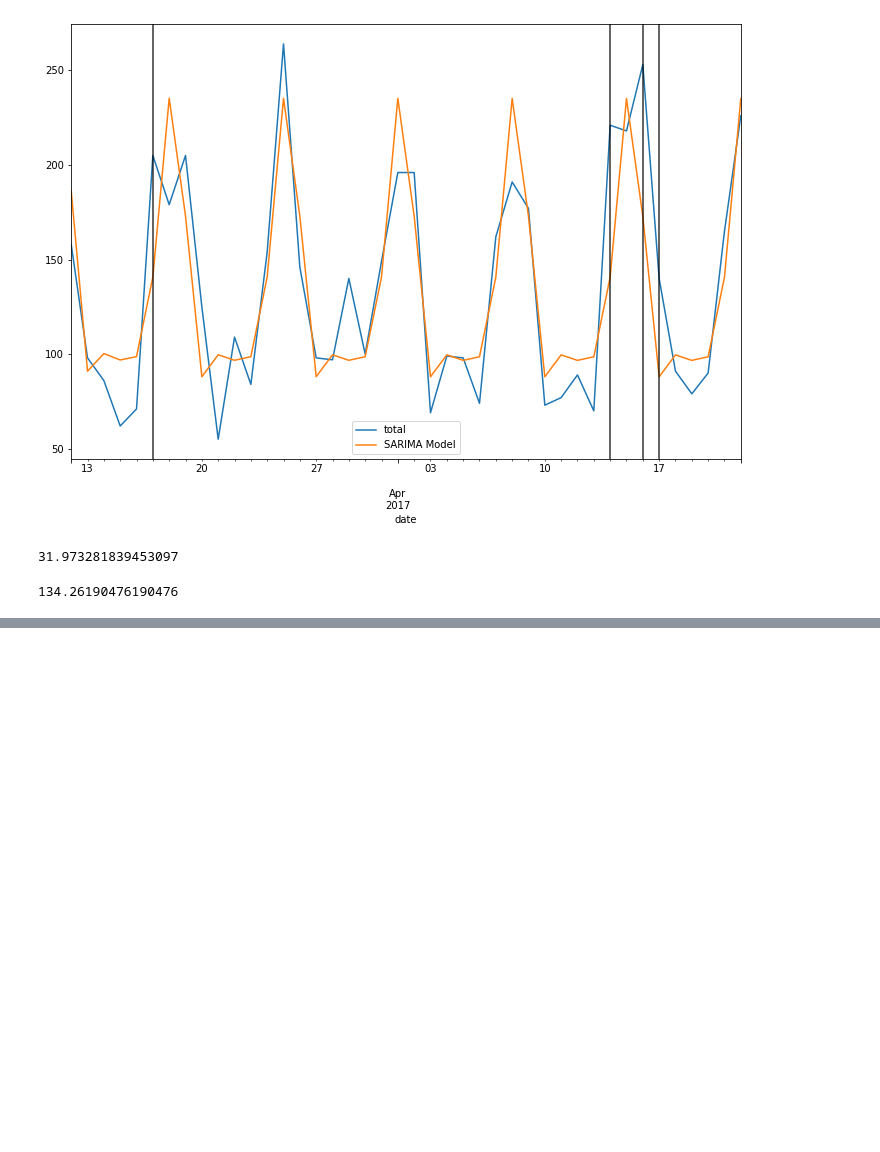
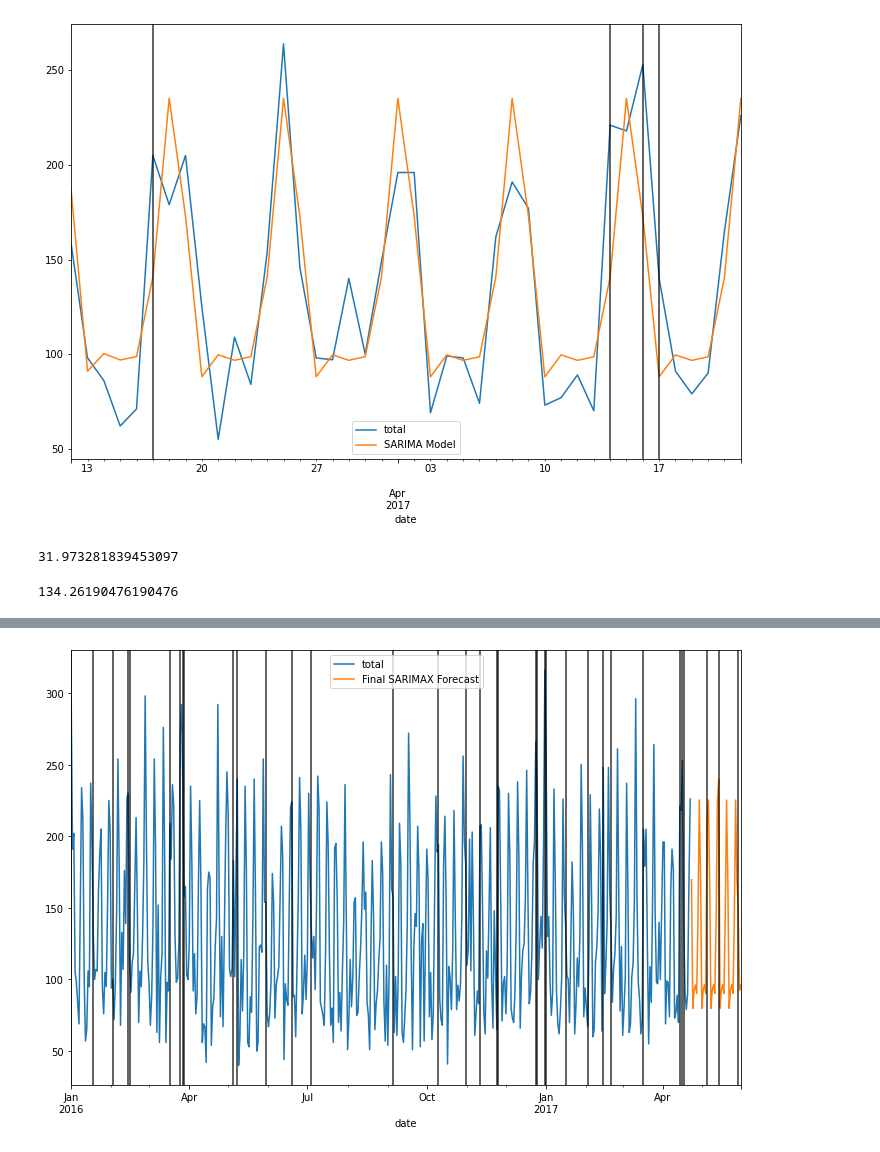
Before and after one commit to jafar-shodiq/jose-portilla-courses, a Jupyter notebook: time-series-data-analysis/sarimax.ipynb, the cells around one changed output, grey strips where cells are left out. Saved outputs shown, nothing was run; the diff lists cells and outputs as text; code cells hidden in the pictures; blank space fills up the shorter version.

```diff
--- a/time-series-data-analysis/sarimax.ipynb
+++ b/time-series-data-analysis/sarimax.ipynb
@@ -203,0 +301,20 @@ test['total'].mean()
+# %%
+model = SARIMAX(df1['total'],
+                exog=df1[['holiday']],
+                order=(0, 0, 1),
+                seasonal_order=(2, 0, 1, 7),
+                enforce_invertibility=False)
+# %%
+result = model.fit()
+# %%
+exog_forecast = df[478:][['holiday']]
+# %%
+fcast = result.predict(len(df1), len(df1)+38, exog=exog_forecast).rename('Final SARIMAX Forecast')
+# %%
+ax = df1['total'].plot(figsize=(12, 8), legend=True)
+fcast.plot(legend=True)
+
+for day in df.query('holiday==1').index:
+    ax.axvline(x=day, color='black', alpha=0.8)
+# %% [output]
+[figure, added]
```
Also changed, not shown: parts of 13 cells of this notebook.
